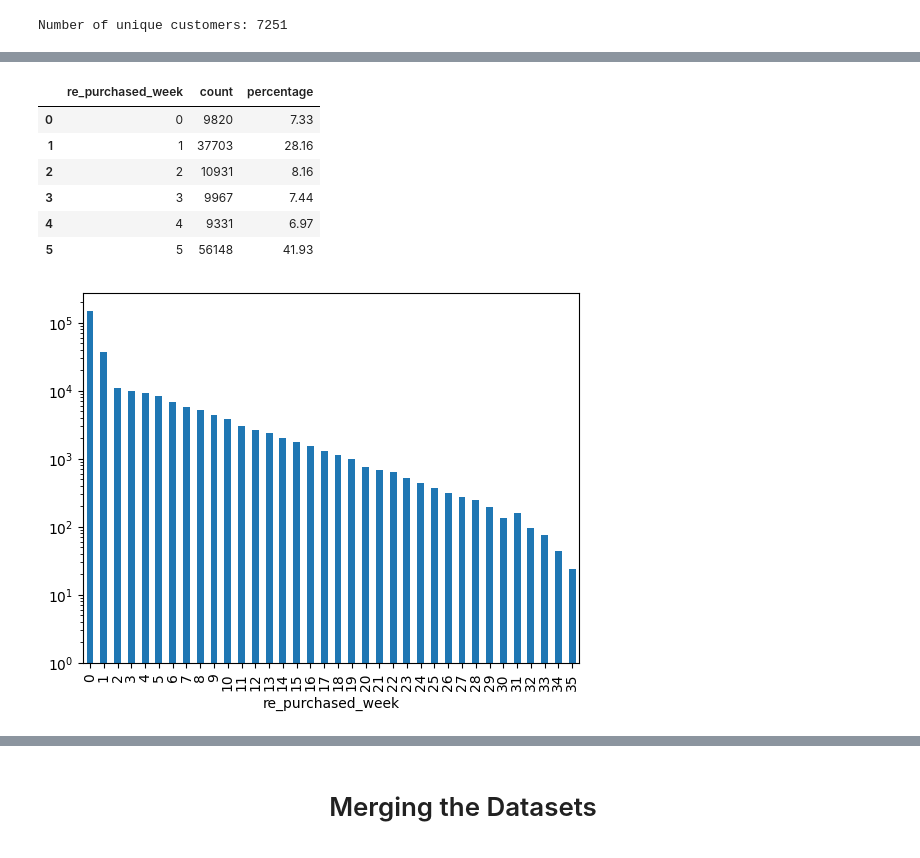
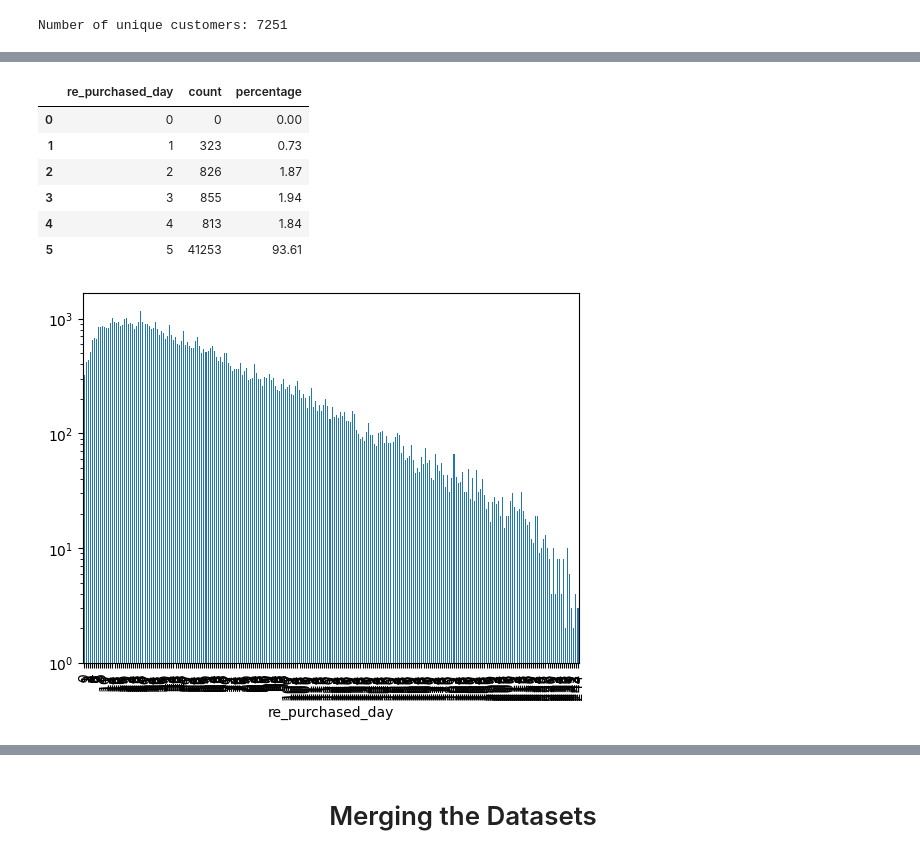
Before and after one commit to anildervis/YZV311_2425_150210307_150220344, a Jupyter notebook: data_analysis.ipynb, the cells around one changed output, grey strips where cells are left out. Saved outputs shown, nothing was run; the diff lists cells and outputs as text; code cells hidden in the pictures.

```diff
--- a/data_analysis.ipynb
+++ b/data_analysis.ipynb
@@ -295,5 +177,5 @@ merged_df
 273793 rows × 5 columns
 # %%
-merged_df['re_purchased_week'] = ((1 + (merged_df['next_purchase_date'] - merged_df['purchase_date']).dt.days / 7) / merged_df['quantity']).fillna(0).astype(int)
+merged_df['re_purchased_day'] = (((merged_df['next_purchase_date'] - merged_df['purchase_date']).dt.days) / merged_df['quantity']).fillna(0).astype(int)
 merged_df.head()
 # %% [output]
@@ -348,13 +246,14 @@ array([ 4,  7, 19, 10,  6,  5,  2,  1, 13,  9,  8, 16, 30,  3, 23, 21, 11,
 # %%
 # Counting the occurrences of each re_purchased_week value
-counts = new_df['re_purchased_week'].value_counts()
+counts = new_df['re_purchased_day'].value_counts()
 
-# Creating a new DataFrame to include weeks from 0 to 4
-re_purchased_df = pd.DataFrame({'re_purchased_week': range(6), 'count': 0})
-re_purchased_df.set_index('re_purchased_week', inplace=True)
+# Creating a new DataFrame to include weeks from 0 to 5
+re_purchased_df = pd.DataFrame({'re_purchased_day': range(6), 'count': 0})
+re_purchased_df.set_index('re_purchased_day', inplace=True)
 
 # Updating the counts for weeks that exist in the data
 for week, count in counts.items():
+    week = 1 + (week // 7)
     if week in re_purchased_df.index:
         re_purchased_df.at[week, 'count'] = count
 
@@ -369,17 +268,17 @@ re_purchased_df['percentage'] = (re_purchased_df['count'] / total_counts * 100).
 final_df = re_purchased_df.reset_index()
 final_df
 # %% [output]
-|  | re_purchased_week | count | percentage |
-| 0 | 0 | 9820 | 7.33 |
-| 1 | 1 | 37703 | 28.16 |
-| 2 | 2 | 10931 | 8.16 |
-| 3 | 3 | 9967 | 7.44 |
-| 4 | 4 | 9331 | 6.97 |
-| 5 | 5 | 56148 | 41.93 |
+|  | re_purchased_day | count | percentage |
+| 0 | 0 | 0 | 0.00 |
+| 1 | 1 | 323 | 0.73 |
+| 2 | 2 | 826 | 1.87 |
+| 3 | 3 | 855 | 1.94 |
+| 4 | 4 | 813 | 1.84 |
+| 5 | 5 | 41253 | 93.61 |
 # %%
-new_df["re_purchased_week"].value_counts().sort_index().plot(kind="bar", log=True);
+new_df["re_purchased_day"].value_counts().sort_index().plot(kind="bar", log=True);
 # %% [output]
-[figure, old version]
+[figure, new version]
 # %%
 final_df.describe()
 # %% [output]
```
Also changed, not shown: parts of 50 cells of this notebook.
